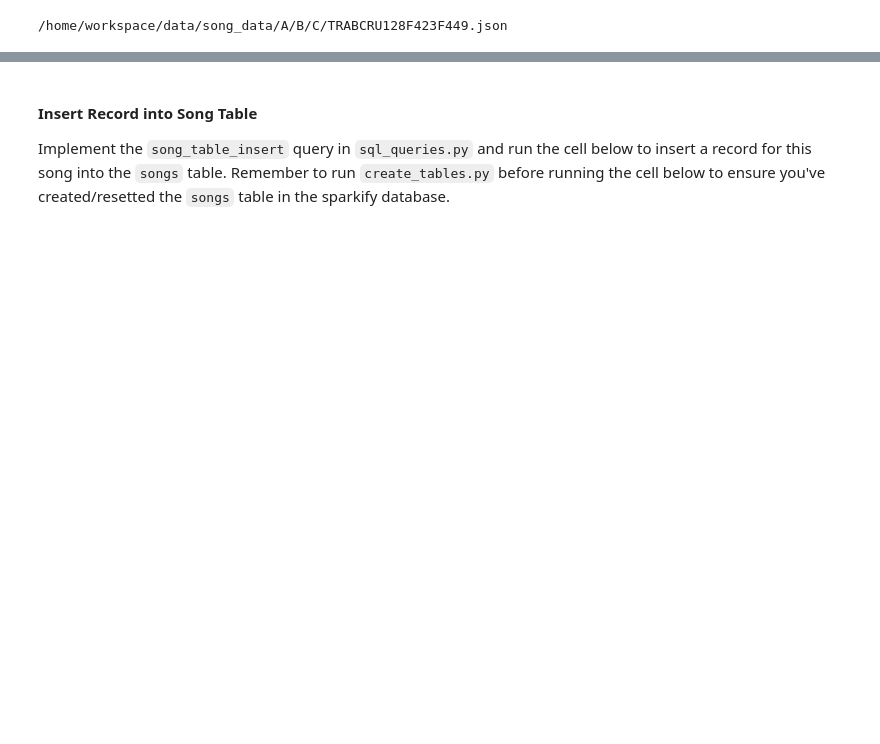
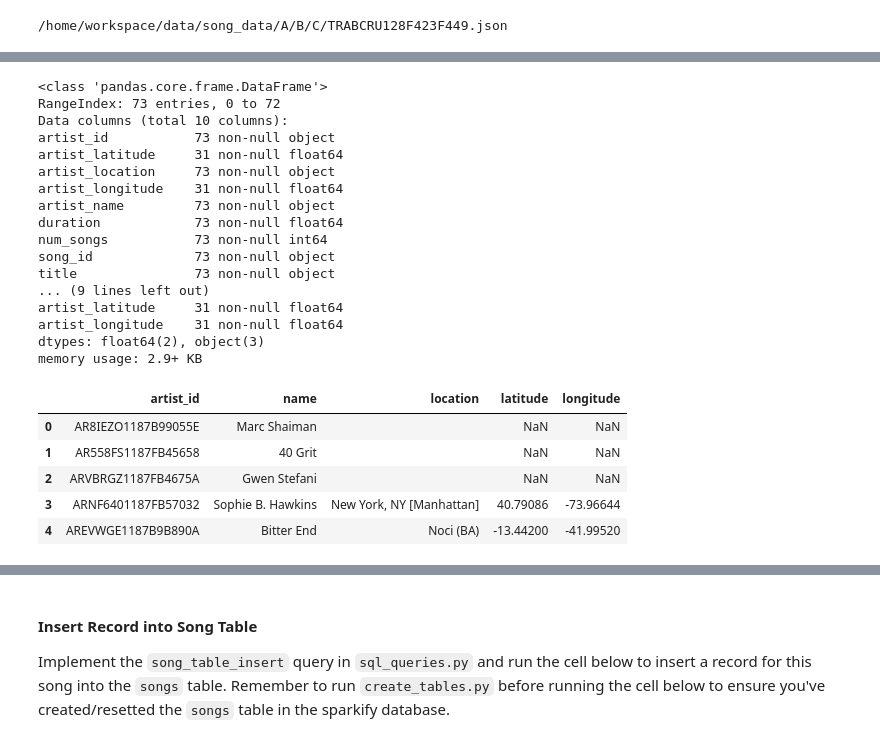
Before and after one commit to annadutkiewicz/Data_Engineering_Nanodegree, a Jupyter notebook: Data_Modeling/Data_Modeling_with_PostgreSQL/etl.ipynb, the cells around one changed output, grey strips where cells are left out. Drawn from its saved outputs; the diff is of its cells as text; code cells hidden in the pictures; blank space fills up the shorter version.

```diff
--- a/Data_Modeling/Data_Modeling_with_PostgreSQL/etl.ipynb
+++ b/Data_Modeling/Data_Modeling_with_PostgreSQL/etl.ipynb
@@ -42,0 +66,33 @@ df.head()
+# %%
+df.info()
+artist_data = df[['artist_id','artist_name','artist_location','artist_latitude','artist_longitude']]
+artist_data
+artist_data.info()
+artist_data = artist_data.drop_duplicates()
+artist_data = artist_data.replace(np.nan, None, regex=True)
+artist_data.columns = ['artist_id', 'name', 'location', 'latitude', 'longitude']
+artist_data.head()
+# %% [output]
+<class 'pandas.core.frame.DataFrame'>
+RangeIndex: 73 entries, 0 to 72
+Data columns (total 10 columns):
+artist_id           73 non-null object
+artist_latitude     31 non-null float64
+artist_location     73 non-null object
+artist_longitude    31 non-null float64
+artist_name         73 non-null object
+duration            73 non-null float64
+num_songs           73 non-null int64
+song_id             73 non-null object
+title               73 non-null object
+... (9 lines left out)
+artist_latitude     31 non-null float64
+artist_longitude    31 non-null float64
+dtypes: float64(2), object(3)
+memory usage: 2.9+ KB
+|  | artist_id | name | location | latitude | longitude |
+| 0 | AR8IEZO1187B99055E | Marc Shaiman |  | NaN | NaN |
+| 1 | AR558FS1187FB45658 | 40 Grit |  | NaN | NaN |
+| 2 | ARVBRGZ1187FB4675A | Gwen Stefani |  | NaN | NaN |
+| 3 | ARNF6401187FB57032 | Sophie B. Hawkins | New York, NY [Manhattan] | 40.79086 | -73.96644 |
+| 4 | AREVWGE1187B9B890A | Bitter End | Noci (BA) | -13.44200 | -41.99520 |
```
Also changed, not shown: parts of 33 cells of this notebook, 3 other files.
